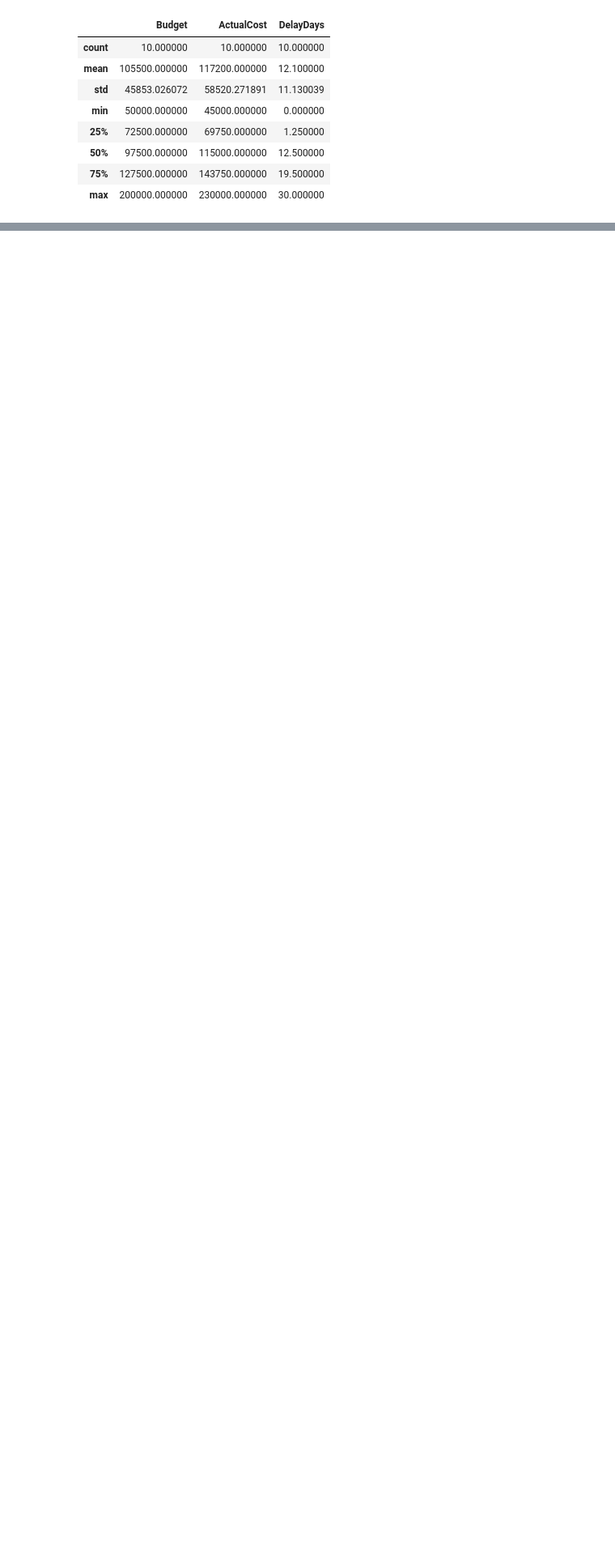
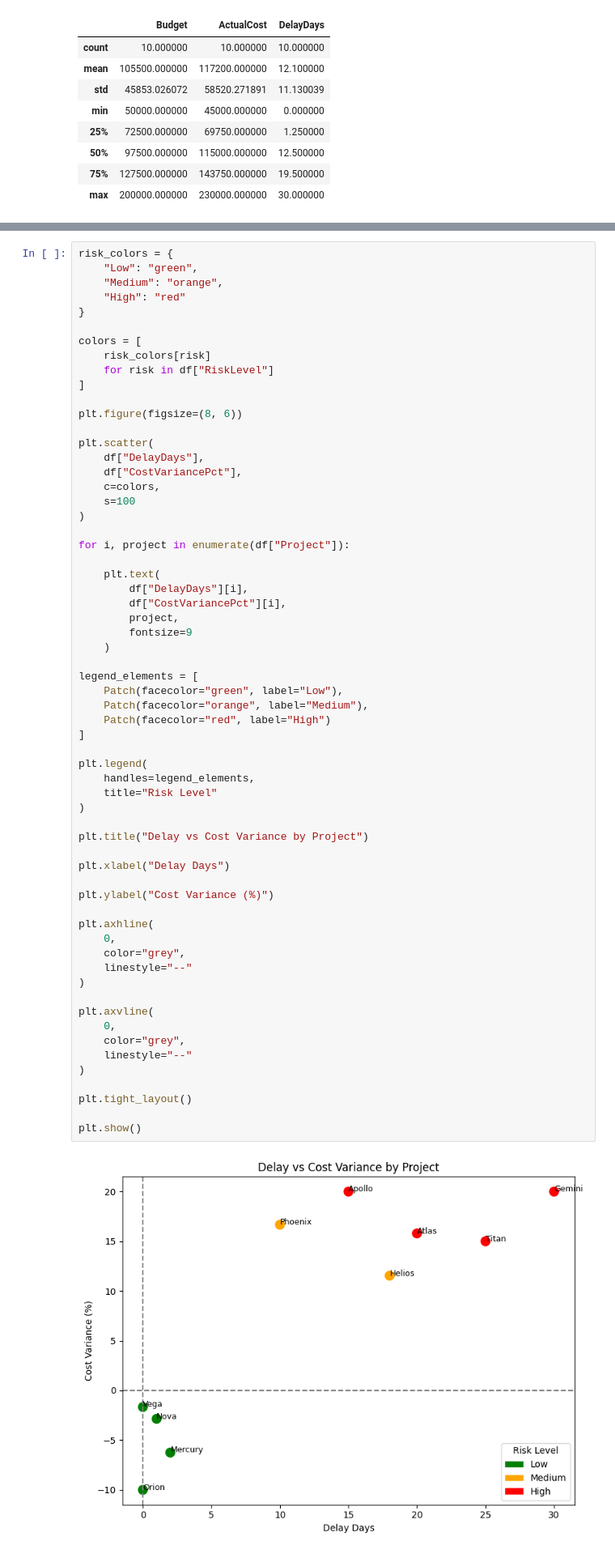
Before and after one commit to joroho73/ai-delivery-insights-assistant, a Jupyter notebook: notebooks/project_analysis.ipynb, the cells around one changed output, grey strips where cells are left out. Shown at 81% size. Saved outputs shown, nothing was run; the diff lists cells and outputs as text; blank space fills up the shorter version.

```diff
--- a/notebooks/project_analysis.ipynb
+++ b/notebooks/project_analysis.ipynb
@@ -241 +215,65 @@ print(type(high_risk_records[0]))
+# %%
+risk_colors = {
+    "Low": "green",
+    "Medium": "orange",
+    "High": "red"
+}
+
+colors = [
+    risk_colors[risk]
+    for risk in df["RiskLevel"]
+]
+
+plt.figure(figsize=(8, 6))
+
+plt.scatter(
+    df["DelayDays"],
+    df["CostVariancePct"],
+    c=colors,
+    s=100
+)
+
+for i, project in enumerate(df["Project"]):
+
+    plt.text(
+        df["DelayDays"][i],
+        df["CostVariancePct"][i],
+        project,
+        fontsize=9
+    )
+
+legend_elements = [
+    Patch(facecolor="green", label="Low"),
+    Patch(facecolor="orange", label="Medium"),
+    Patch(facecolor="red", label="High")
+]
+
+plt.legend(
+    handles=legend_elements,
+    title="Risk Level"
+)
+
+plt.title("Delay vs Cost Variance by Project")
+
+plt.xlabel("Delay Days")
+
+plt.ylabel("Cost Variance (%)")
+
+plt.axhline(
+    0,
+    color="grey",
+    linestyle="--"
+)
+
+plt.axvline(
+    0,
+    color="grey",
+    linestyle="--"
+)
+
+plt.tight_layout()
+
+plt.show()
+# %% [output]
+[figure, added]
 # %%
```
Also changed, not shown: parts of 22 cells of this notebook.
